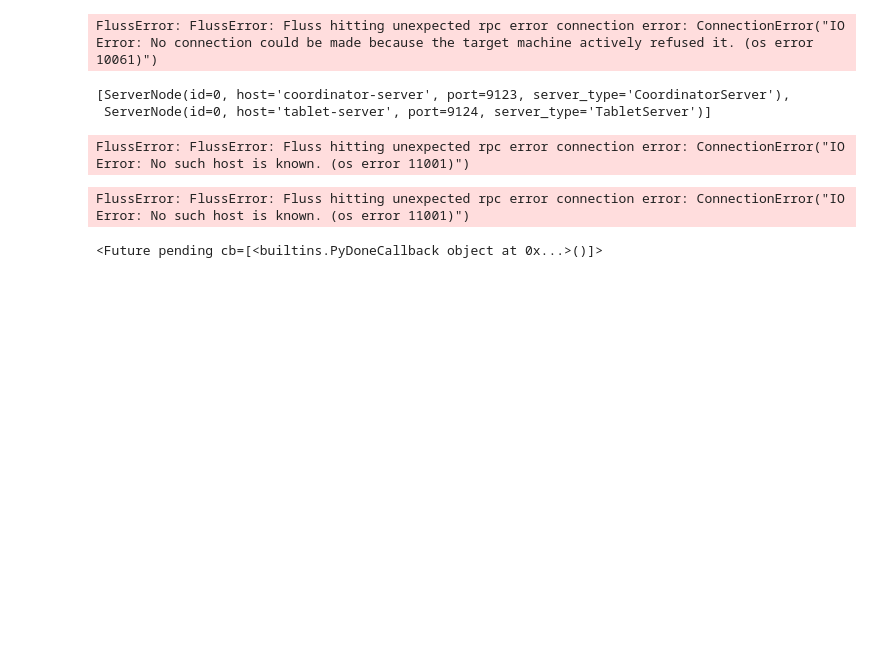
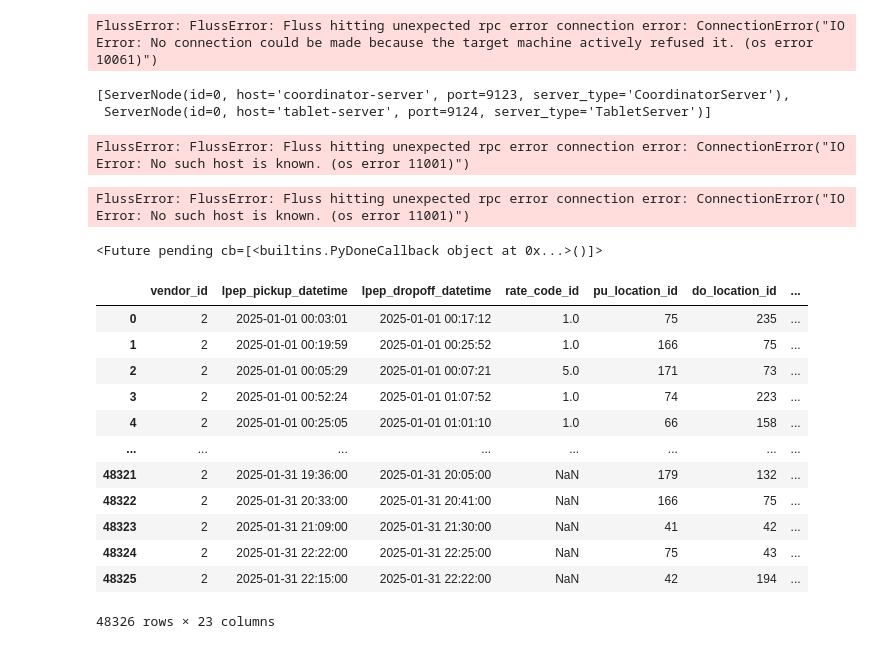
Before and after one commit to istiyaksiddiquee/MagnumOpus, a Jupyter notebook: gx guide.ipynb, the cells around one changed output. Saved outputs shown, nothing was run; the diff lists cells and outputs as text; code cells hidden in the pictures; blank space fills up the shorter version.

```diff
--- a/gx guide.ipynb
+++ b/gx guide.ipynb
@@ -267,3 +267,21 @@ descriptor = fluss.TableDescriptor(SCHEMA)
 admin.create_table(table_path, descriptor, ignore_if_exists=True)
 # %% [output]
 <Future pending cb=[<builtins.PyDoneCallback object at 0x...>()]>
+# %%
+import pandas as pd
+
+pd.read_parquet("C:\\00000-0-a1a04937-6f0a-443c-be79-c125d2f069e1-00001.parquet")
+# %% [output]
+|  | vendor_id | lpep_pickup_datetime | lpep_dropoff_datetime | rate_code_id | pu_location_id | do_location_id | ... |
+| 0 | 2 | 2025-01-01 00:03:01 | 2025-01-01 00:17:12 | 1.0 | 75 | 235 | ... |
+| 1 | 2 | 2025-01-01 00:19:59 | 2025-01-01 00:25:52 | 1.0 | 166 | 75 | ... |
+| 2 | 2 | 2025-01-01 00:05:29 | 2025-01-01 00:07:21 | 5.0 | 171 | 73 | ... |
+| 3 | 2 | 2025-01-01 00:52:24 | 2025-01-01 01:07:52 | 1.0 | 74 | 223 | ... |
+| 4 | 2 | 2025-01-01 00:25:05 | 2025-01-01 01:01:10 | 1.0 | 66 | 158 | ... |
+| ... | ... | ... | ... | ... | ... | ... | ... |
+| 48321 | 2 | 2025-01-31 19:36:00 | 2025-01-31 20:05:00 | NaN | 179 | 132 | ... |
+| 48322 | 2 | 2025-01-31 20:33:00 | 2025-01-31 20:41:00 | NaN | 166 | 75 | ... |
+| 48323 | 2 | 2025-01-31 21:09:00 | 2025-01-31 21:30:00 | NaN | 41 | 42 | ... |
+| 48324 | 2 | 2025-01-31 22:22:00 | 2025-01-31 22:25:00 | NaN | 75 | 43 | ... |
+| 48325 | 2 | 2025-01-31 22:15:00 | 2025-01-31 22:22:00 | NaN | 42 | 194 | ... |
+48326 rows × 23 columns
```
Also changed, not shown: 12 other files.
